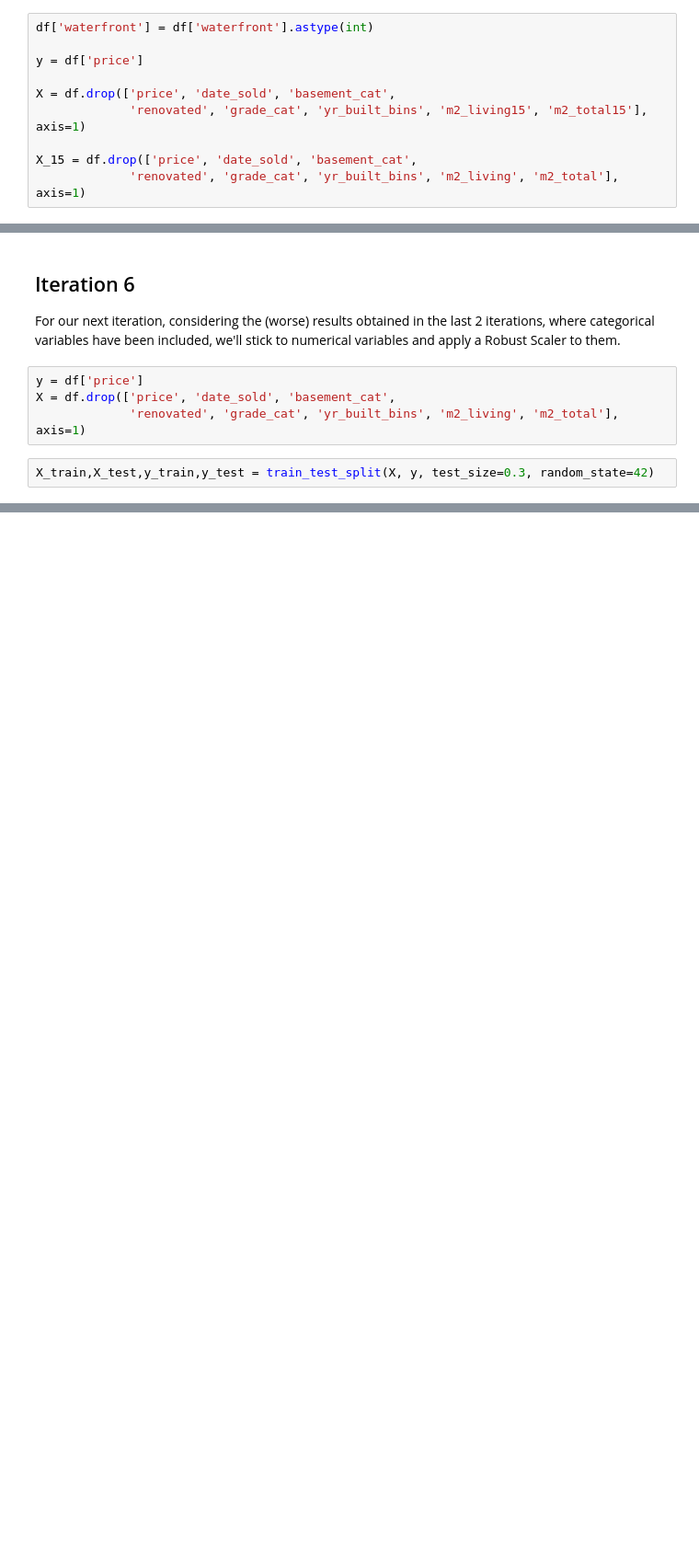
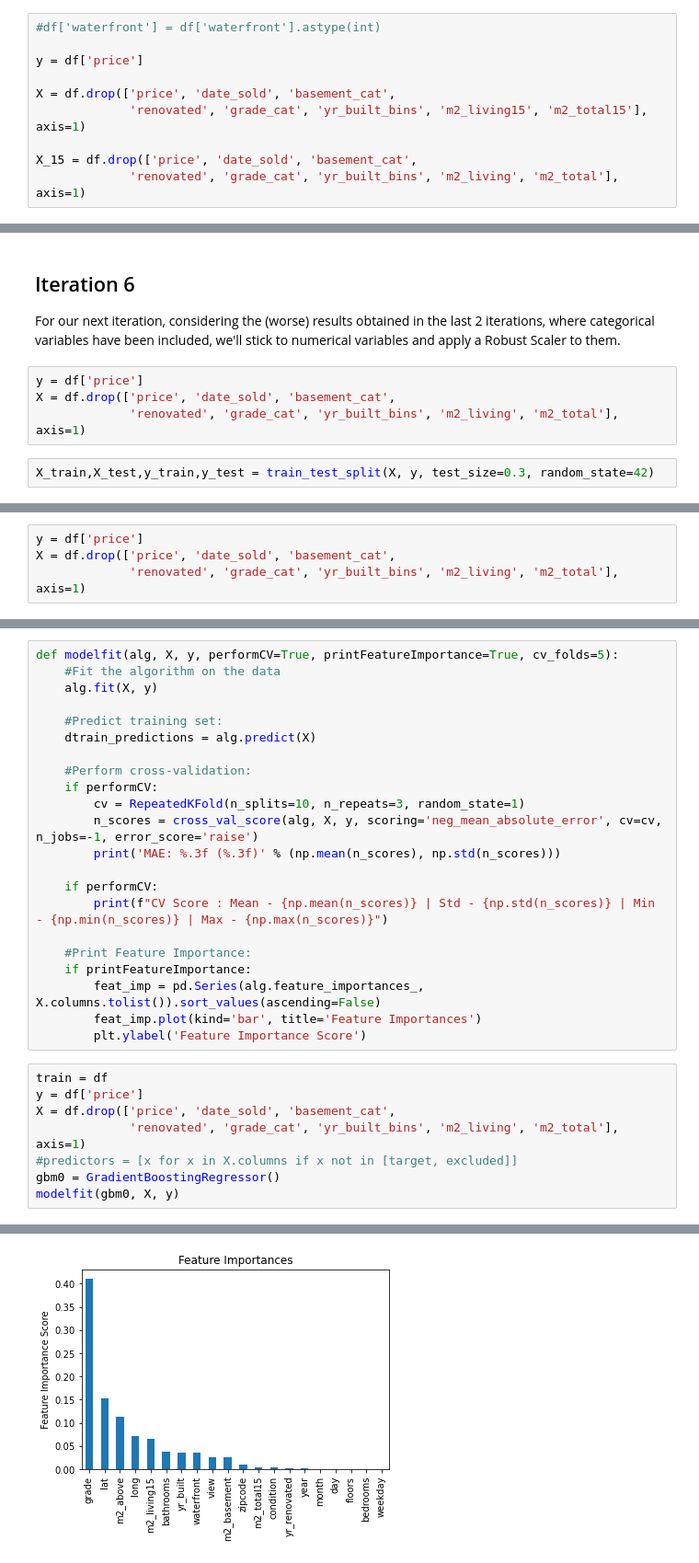
Before and after one commit to lamtranluu/IRON-HACK_Mid-Bootcamp-Project, a Jupyter notebook: Modeling/Modeling.ipynb, the cells around one changed output, grey strips where cells are left out. Shown at 92% size. Drawn from its saved outputs; the diff is of its cells as text; blank space fills up the shorter version.

```diff
--- a/Modeling/Modeling.ipynb
+++ b/Modeling/Modeling.ipynb
@@ -87,7 +91,7 @@ We will try 2 iterations: one with m2_living and m2_total and the other one with
 ### Separating features from label
 Our label, of course, is the price, and we'll only keep the original features of the dataset (with either m2_living or m2_living15).
 # %%
-df['waterfront'] = df['waterfront'].astype(int)
+#df['waterfront'] = df['waterfront'].astype(int)
 
 y = df['price']
 
@@ -721,0 +810,4 @@ support vector machines {'C': 0.01} (-0.05608448938422628, 374212.7512224234)
+# %%
+y = df['price']
+X = df.drop(['price', 'date_sold', 'basement_cat',
+             'renovated', 'grade_cat', 'yr_built_bins', 'm2_living', 'm2_total'], axis=1)
@@ -766,0 +1082,31 @@ array(['bedrooms', 'bathrooms', 'm2_living', 'm2_total', 'floors',
+# %%
+def modelfit(alg, X, y, performCV=True, printFeatureImportance=True, cv_folds=5):
+    #Fit the algorithm on the data
+    alg.fit(X, y)
+
+    #Predict training set:
+    dtrain_predictions = alg.predict(X)
+
+    #Perform cross-validation:
+    if performCV:
+        cv = RepeatedKFold(n_splits=10, n_repeats=3, random_state=1)
+        n_scores = cross_val_score(alg, X, y, scoring='neg_mean_absolute_error', cv=cv, n_jobs=-1, error_score='raise')
+        print('MAE: %.3f (%.3f)' % (np.mean(n_scores), np.std(n_scores)))
+
+    if performCV:
+        print(f"CV Score : Mean - {np.mean(n_scores)} | Std - {np.std(n_scores)} | Min - {np.min(n_scores)} | Max - {np.max(n_scores)}")
+
+    #Print Feature Importance:
+    if printFeatureImportance:
+        feat_imp = pd.Series(alg.feature_importances_, X.columns.tolist()).sort_values(ascending=False)
+        feat_imp.plot(kind='bar', title='Feature Importances')
+        plt.ylabel('Feature Importance Score')
+# %%
+train = df
+y = df['price']
+X = df.drop(['price', 'date_sold', 'basement_cat',
+             'renovated', 'grade_cat', 'yr_built_bins', 'm2_living', 'm2_total'], axis=1)
+#predictors = [x for x in X.columns if x not in [target, excluded]]
+gbm0 = GradientBoostingRegressor()
+modelfit(gbm0, X, y)
+# %% [output]
@@ -766,0 +1115 @@ array(['bedrooms', 'bathrooms', 'm2_living', 'm2_total', 'floors',
+[figure, added]
```
Also changed, not shown: parts of 48 cells of this notebook.
